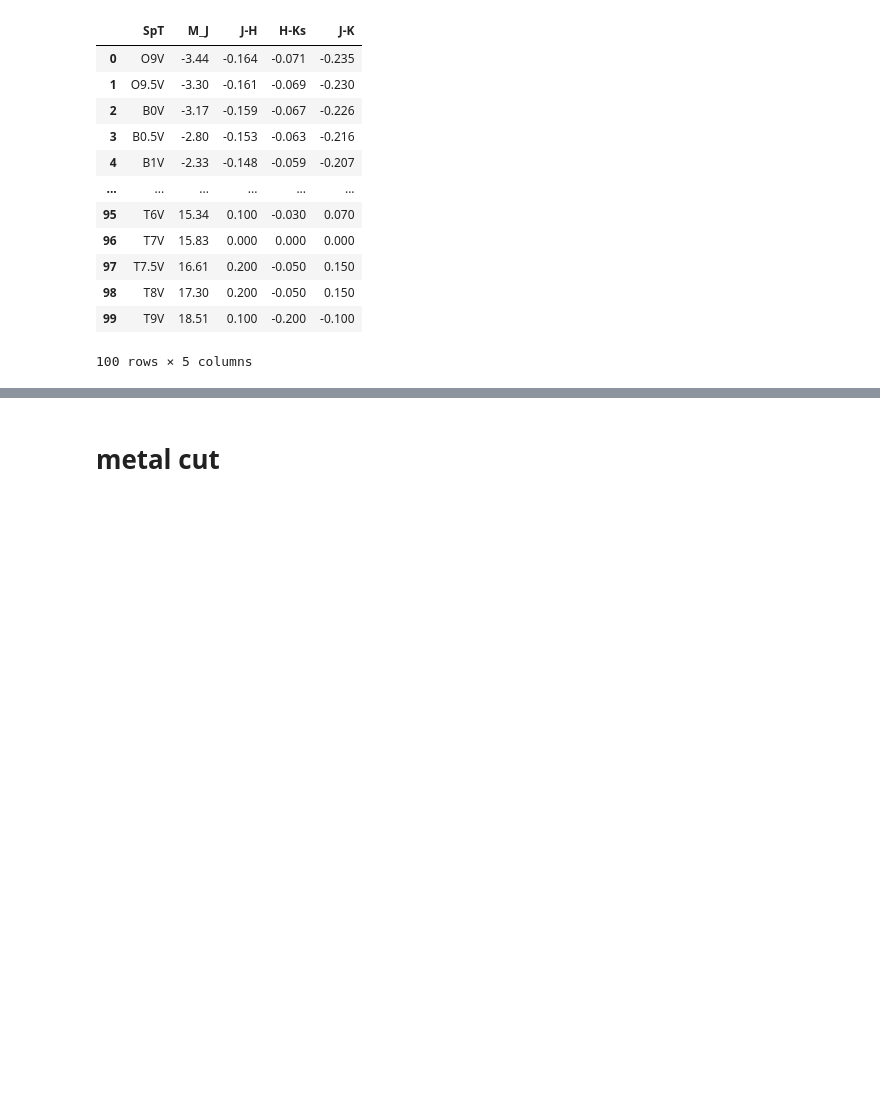
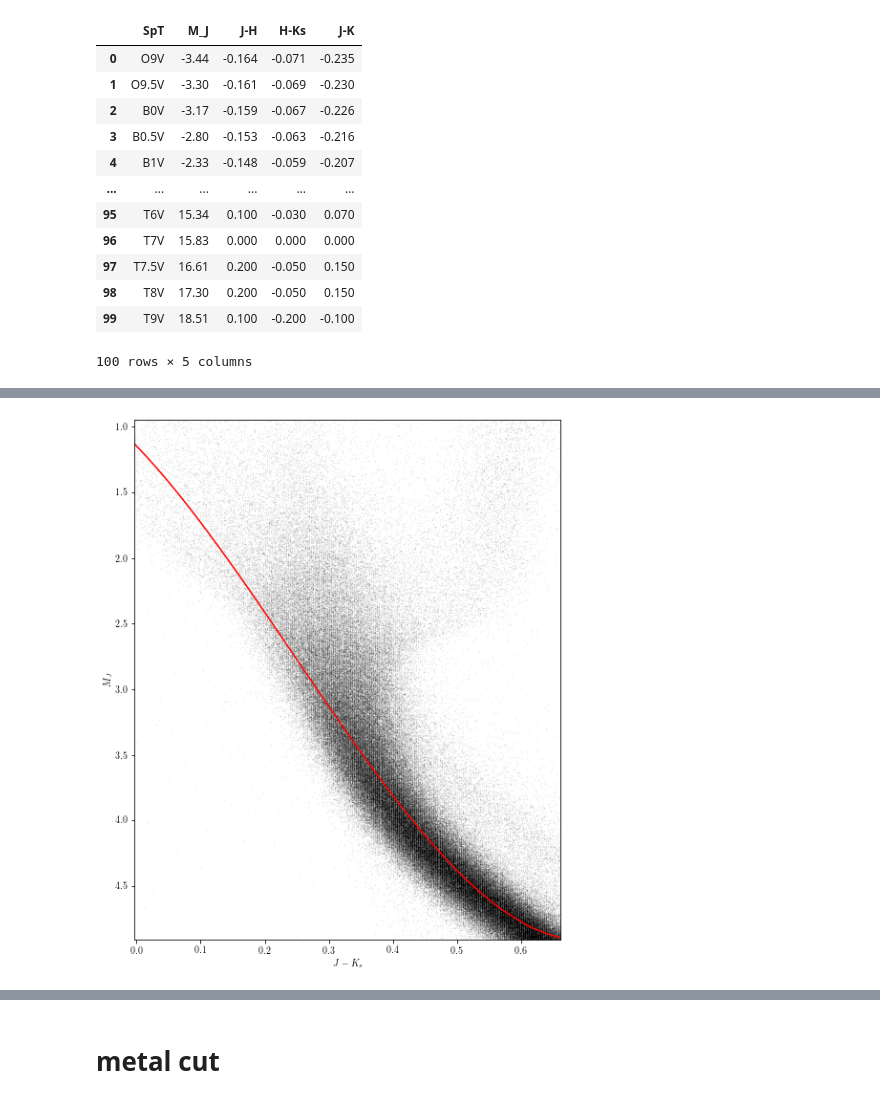
Before and after one commit to Alisyaifudin/Thesis-Project, a Jupyter notebook: 2_Cleaning/2.5. metal/2.5.1. Color-Class.ipynb, the cells around one changed output, grey strips where cells are left out. Cells and saved outputs as stored; diff of their text form; code cells hidden in the pictures; blank space fills up the shorter version.

```diff
--- a/2_Cleaning/2.5. metal/2.5.1. Color-Class.ipynb
+++ b/2_Cleaning/2.5. metal/2.5.1. Color-Class.ipynb
@@ -128,0 +100,14 @@ df_mask_65
+# %%
+jk_x = np.linspace(jk.min(), jk.max(), 100)
+# HR diagram
+plt.figure(figsize=(8,10))
+df.viz.scatter("JK", "M_J", c='k', alpha=0.1, s=0.1, length_check=False)
+plt.plot(jk_x, mj_interp(jk_x), c="r")
+plt.xlabel(r"$J-K_s$")
+plt.ylabel(r"$M_J$")
+plt.xlim(jk.min(), jk.max())
+plt.ylim(mj.min(), mj.max())
+plt.gca().invert_yaxis()
+plt.show()
+# %% [output]
+[figure, added]
```
Also changed, not shown: parts of 15 cells of this notebook, 17 other files.
